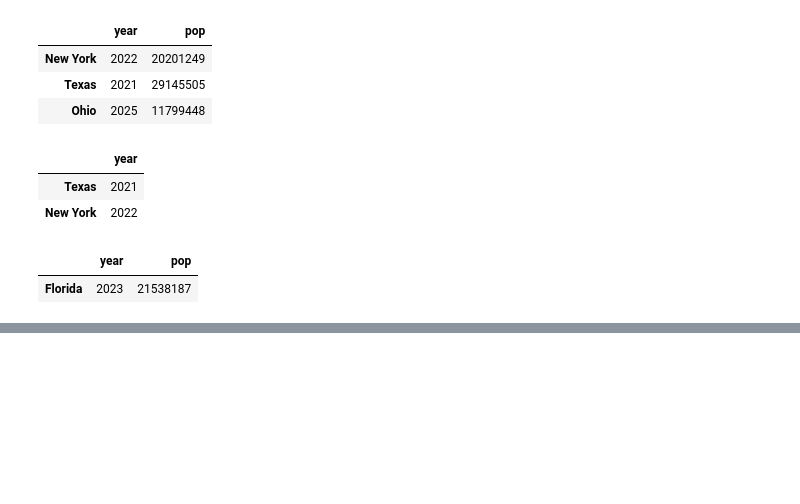
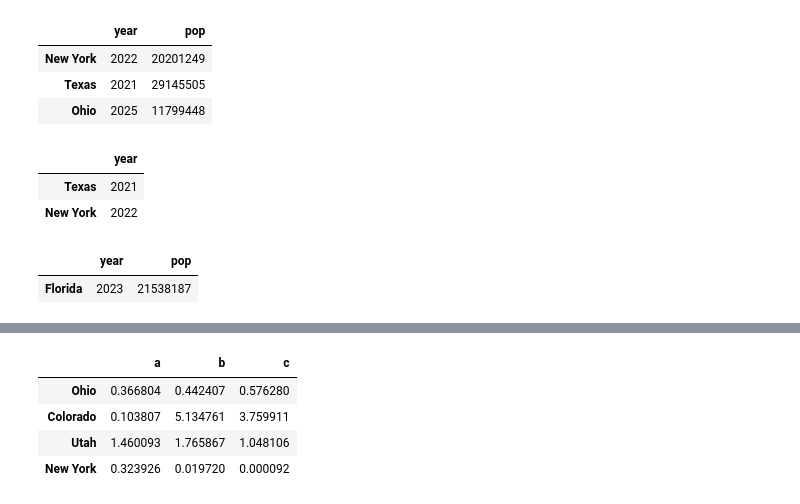
Before and after one commit to davidofitaly/notes_03_python_in_data_analysis, a Jupyter notebook: 02_working_with_the_pandas_library.ipynb, the cells around one changed output, grey strips where cells are left out. Saved outputs shown, nothing was run; the diff lists cells and outputs as text; code cells hidden in the pictures; blank space fills up the shorter version.

```diff
--- a/02_working_with_the_pandas_library.ipynb
+++ b/02_working_with_the_pandas_library.ipynb
@@ -682,0 +728,8 @@ data.iloc[:4][data.year > 2022]
+# %%
+frame.map(lambda x: x**2)
+# %% [output]
+|  | a | b | c |
+| Ohio | 0.366804 | 0.442407 | 0.576280 |
+| Colorado | 0.103807 | 5.134761 | 3.759911 |
+| Utah | 1.460093 | 1.765867 | 1.048106 |
+| New York | 0.323926 | 0.019720 | 0.000092 |
```
Also changed, not shown: parts of 29 cells of this notebook.
